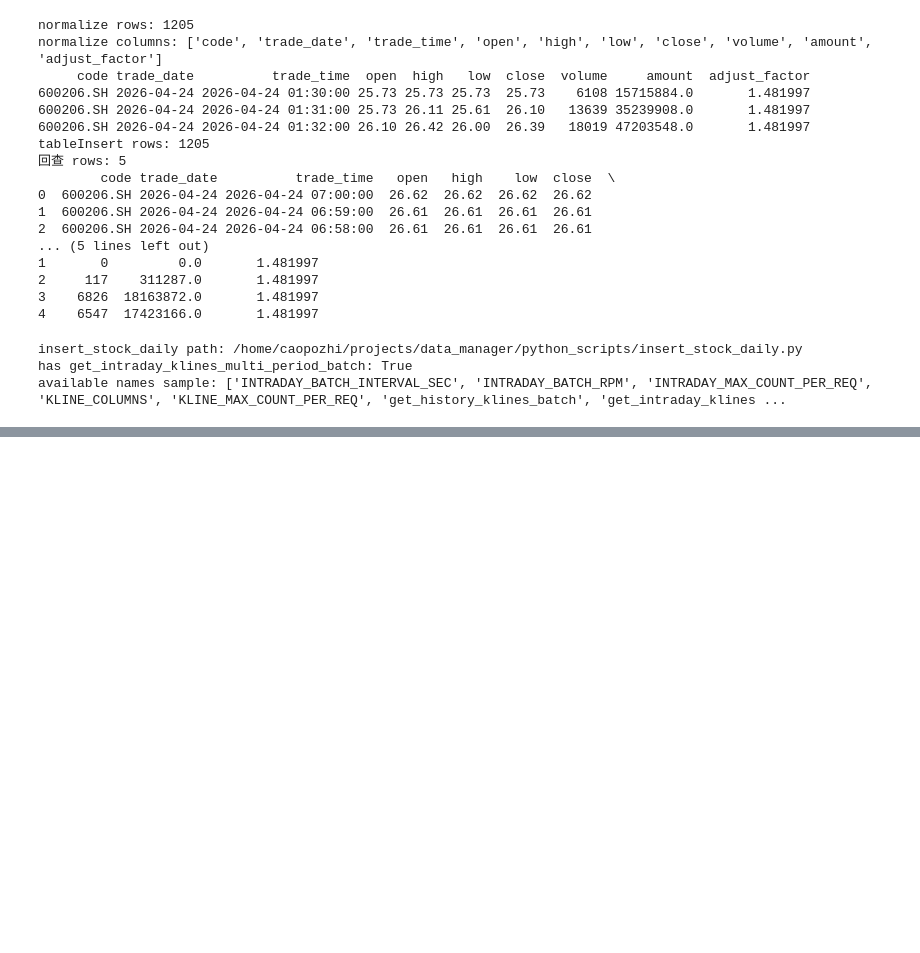
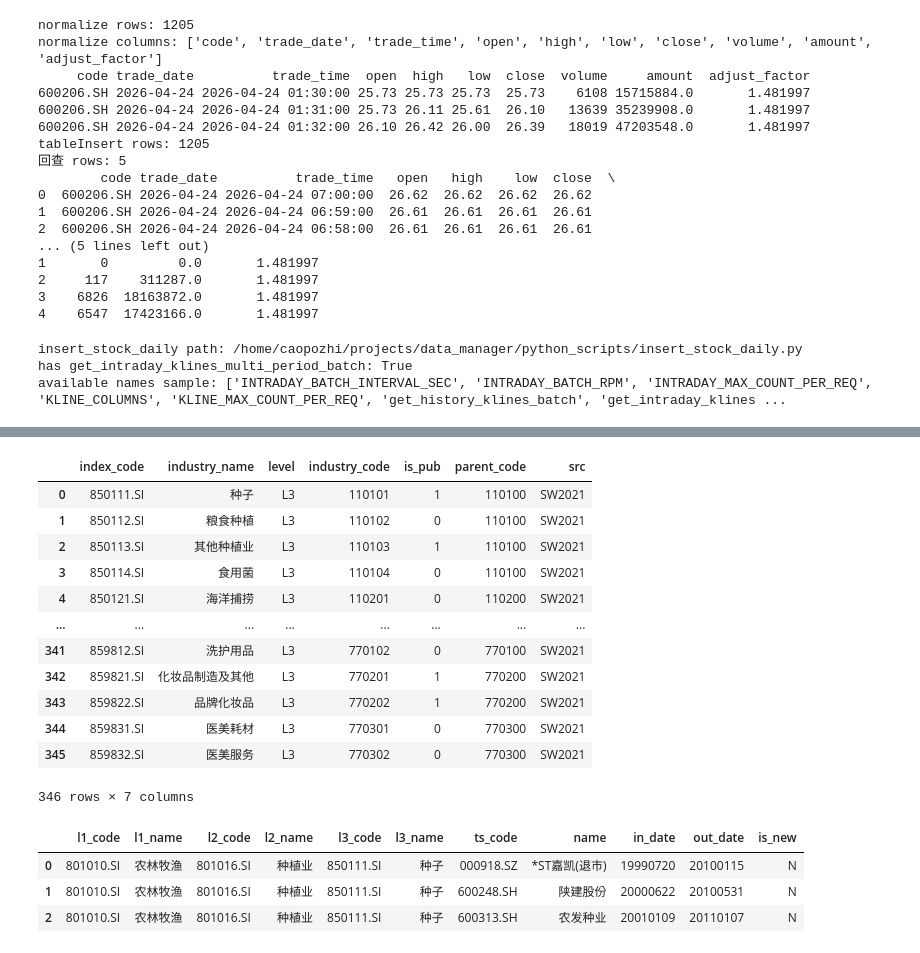
Before and after one commit to caopozhi1991/data_manager, a Jupyter notebook: python_scripts/test.ipynb, the cells around one changed output, grey strips where cells are left out. Saved outputs shown, nothing was run; the diff lists cells and outputs as text; code cells hidden in the pictures; blank space fills up the shorter version.

```diff
--- a/python_scripts/test.ipynb
+++ b/python_scripts/test.ipynb
@@ -632,0 +676,18 @@ available names sample: ['INTRADAY_BATCH_INTERVAL_SEC', 'INTRADAY_BATCH_RPM', 'I
+# %%
+df3 = pro.index_classify(level='L3', src='SW2021')
+# %%
+df3
+# %% [output]
+|  | index_code | industry_name | level | industry_code | is_pub | parent_code | src |
+| 0 | 850111.SI | 种子 | L3 | 110101 | 1 | 110100 | SW2021 |
+| 1 | 850112.SI | 粮食种植 | L3 | 110102 | 0 | 110100 | SW2021 |
+| 2 | 850113.SI | 其他种植业 | L3 | 110103 | 1 | 110100 | SW2021 |
+| 3 | 850114.SI | 食用菌 | L3 | 110104 | 0 | 110100 | SW2021 |
+| 4 | 850121.SI | 海洋捕捞 | L3 | 110201 | 0 | 110200 | SW2021 |
+| ... | ... | ... | ... | ... | ... | ... | ... |
+| 341 | 859812.SI | 洗护用品 | L3 | 770102 | 0 | 770100 | SW2021 |
+| 342 | 859821.SI | 化妆品制造及其他 | L3 | 770201 | 1 | 770200 | SW2021 |
+| 343 | 859822.SI | 品牌化妆品 | L3 | 770202 | 1 | 770200 | SW2021 |
+| 344 | 859831.SI | 医美耗材 | L3 | 770301 | 0 | 770300 | SW2021 |
+| 345 | 859832.SI | 医美服务 | L3 | 770302 | 0 | 770300 | SW2021 |
+346 rows × 7 columns
@@ -632,0 +696,7 @@ available names sample: ['INTRADAY_BATCH_INTERVAL_SEC', 'INTRADAY_BATCH_RPM', 'I
+# %%
+df2
+# %% [output]
+|  | l1_code | l1_name | l2_code | l2_name | l3_code | l3_name | ts_code | name | in_date | out_date | is_new |
+| 0 | 801010.SI | 农林牧渔 | 801016.SI | 种植业 | 850111.SI | 种子 | 000918.SZ | *ST嘉凯(退市) | 19990720 | 20100115 | N |
+| 1 | 801010.SI | 农林牧渔 | 801016.SI | 种植业 | 850111.SI | 种子 | 600248.SH | 陕建股份 | 20000622 | 20100531 | N |
+| 2 | 801010.SI | 农林牧渔 | 801016.SI | 种植业 | 850111.SI | 种子 | 600313.SH | 农发种业 | 20010109 | 20110107 | N |
```
Also changed, not shown: parts of 5 cells of this notebook, 11 other files.
